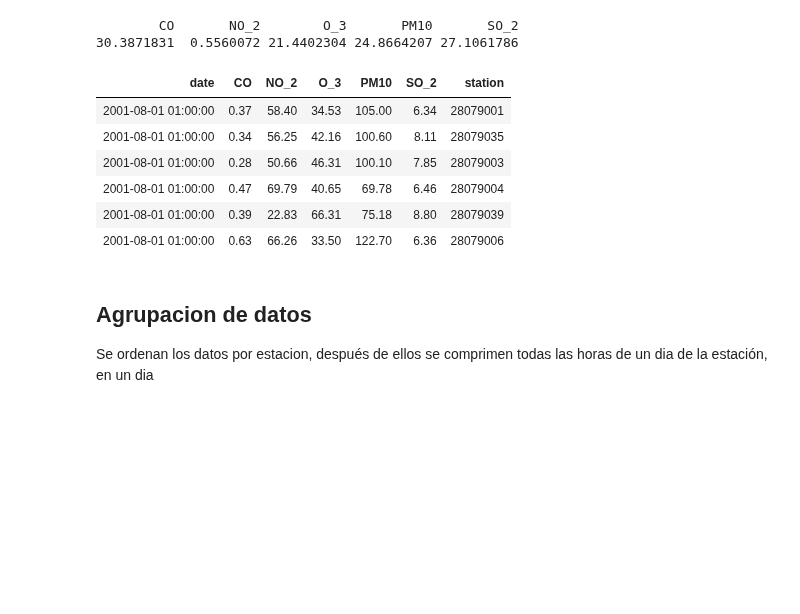
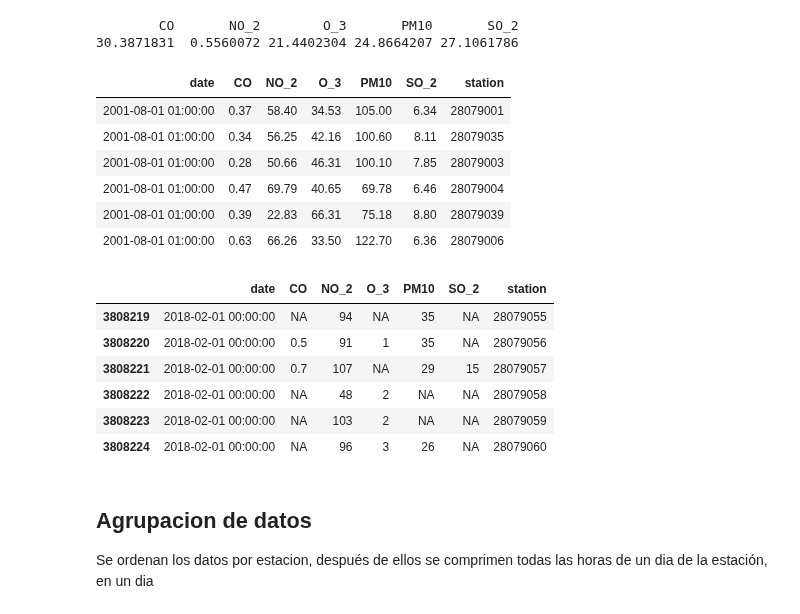
Before and after one commit to manumonforte/DataMining-BigDataParadigm, a Jupyter notebook: Estudio.ipynb, the cells around one changed output. Cells and saved outputs as stored; diff of their text form; code cells hidden in the pictures; blank space fills up the shorter version.

```diff
--- a/Estudio.ipynb
+++ b/Estudio.ipynb
@@ -170,27 +171,35 @@ percentageNA[percentageNA < 35]
 # %%
 #Procedemos a quitar el resto de columnas
 datasetMadrid$BEN = NULL;
 datasetMadrid$EBE = NULL;
 datasetMadrid$MXY = NULL;
 datasetMadrid$NMHC = NULL;
 datasetMadrid$NOx = NULL;
 datasetMadrid$OXY = NULL;
 datasetMadrid$PXY = NULL;
 datasetMadrid$TCH = NULL;
 datasetMadrid$TOL = NULL;
 datasetMadrid$PM25 = NULL;
 datasetMadrid$NO = NULL;
 datasetMadrid$CH4 = NULL;
 #Mostramos dataframe para observar cambios
 head(datasetMadrid)
+tail(datasetMadrid)
 # %% [output]
 | date | CO | NO_2 | O_3 | PM10 | SO_2 | station |
 | 2001-08-01 01:00:00 | 0.37 | 58.40 | 34.53 | 105.00 | 6.34 | 28079001 |
 | 2001-08-01 01:00:00 | 0.34 | 56.25 | 42.16 | 100.60 | 8.11 | 28079035 |
 | 2001-08-01 01:00:00 | 0.28 | 50.66 | 46.31 | 100.10 | 7.85 | 28079003 |
 | 2001-08-01 01:00:00 | 0.47 | 69.79 | 40.65 | 69.78 | 6.46 | 28079004 |
 | 2001-08-01 01:00:00 | 0.39 | 22.83 | 66.31 | 75.18 | 8.80 | 28079039 |
 | 2001-08-01 01:00:00 | 0.63 | 66.26 | 33.50 | 122.70 | 6.36 | 28079006 |
+|  | date | CO | NO_2 | O_3 | PM10 | SO_2 | station |
+| 3808219 | 2018-02-01 00:00:00 | NA | 94 | NA | 35 | NA | 28079055 |
+| 3808220 | 2018-02-01 00:00:00 | 0.5 | 91 | 1 | 35 | NA | 28079056 |
+| 3808221 | 2018-02-01 00:00:00 | 0.7 | 107 | NA | 29 | 15 | 28079057 |
+| 3808222 | 2018-02-01 00:00:00 | NA | 48 | 2 | NA | NA | 28079058 |
+| 3808223 | 2018-02-01 00:00:00 | NA | 103 | 2 | NA | NA | 28079059 |
+| 3808224 | 2018-02-01 00:00:00 | NA | 96 | 3 | 26 | NA | 28079060 |
 # %% [markdown]
 ## Agrupacion de datos
 Se ordenan los datos por estacion, después de ellos se comprimen todas las horas de un dia de la estación, en un dia
```
Also changed, not shown: parts of 5 cells of this notebook.
